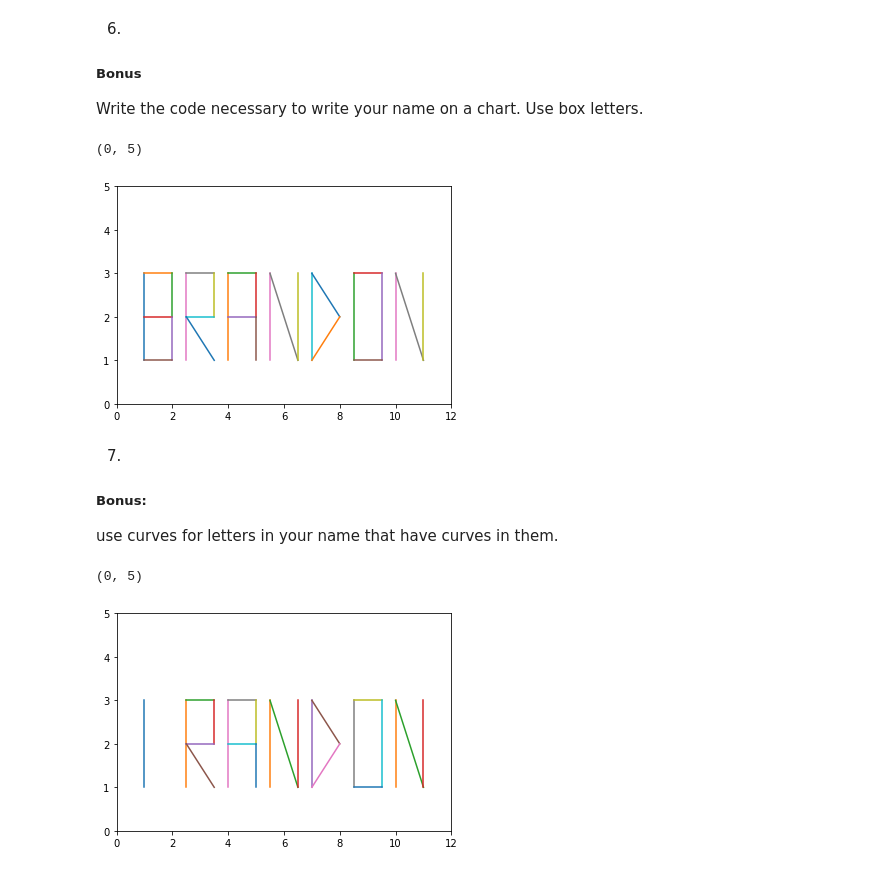
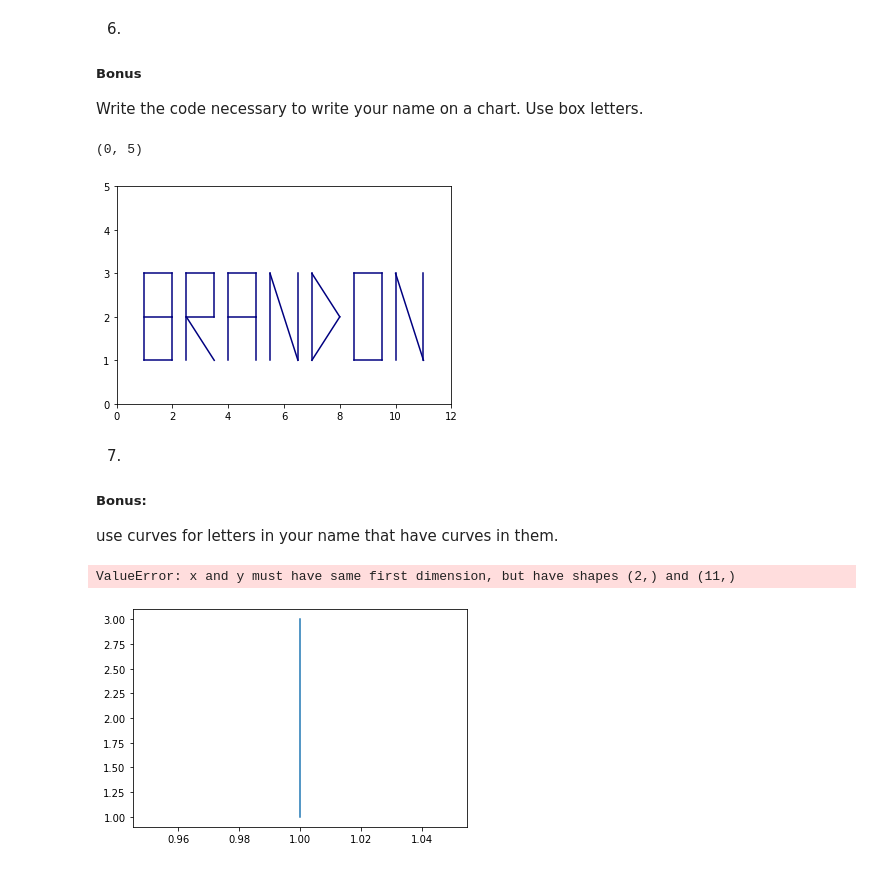
Before and after one commit to Brandon-Martinez27/numpy-pandas-visualization-exercises, a Jupyter notebook: big_o_notation.ipynb, the cells around one changed output. Drawn from its saved outputs; the diff is of its cells as text; code cells hidden in the pictures.

Commit message:
Updated the structure of a couple of graphs, no significant changes

```diff
--- a/big_o_notation.ipynb
+++ b/big_o_notation.ipynb
@@ -59,109 +59,109 @@ Write the code necessary to write your name on a chart. Use box letters.
 # B
 bx = [1,1]
 by = [1,3]
-plt.plot(bx,by)
+plt.plot(bx,by, c='navy')
 bx1 = [1,2]
 by1 = [3,3]
-plt.plot(bx1,by1)
+plt.plot(bx1,by1, c='navy')
 bx2 = [2,2]
 by2 = [3,2]
-plt.plot(bx2,by2)
+plt.plot(bx2,by2, c='navy')
 bx3 = [2,1]
 by3 = [2,2]
-plt.plot(bx3,by3)
+plt.plot(bx3,by3, c='navy')
 bx4 = [2,2]
 by4 = [2,1]
-plt.plot(bx4,by4)
+plt.plot(bx4,by4, c='navy')
 bx5 = [1,2]
 by5 = [1,1]
-plt.plot(bx5,by5)
+plt.plot(bx5,by5, c='navy')
 
 #R
 rx = [2.5,2.5]
 ry = [1,3]
-plt.plot(rx,ry)
+plt.plot(rx,ry, c='navy')
 rx1 = [2.5,3.5]
 ry1 = [3,3]
-plt.plot(rx1,ry1)
+plt.plot(rx1,ry1, c='navy')
 rx2 = [3.5,3.5]
 ry2 = [3,2]
-plt.plot(rx2,ry2)
+plt.plot(rx2,ry2, c='navy')
 rx3 = [3.5,2.5]
 ry3 = [2,2]
-plt.plot(rx3,ry3)
+plt.plot(rx3,ry3, c='navy')
 rx4 = [2.5,3.5]
 ry4 = [2,1]
-plt.plot(rx4,ry4)
+plt.plot(rx4,ry4, c='navy')
 
 #A
 ax = [4,4]
 ay = [1,3]
-plt.plot(ax,ay)
+plt.plot(ax,ay, c='navy')
 ax1 = [4,5]
 ay1 = [3,3]
-plt.plot(ax1,ay1)
+plt.plot(ax1,ay1, c='navy')
 ax2 = [5,5]
 ay2 = [3,2]
-plt.plot(ax2,ay2)
+plt.plot(ax2,ay2, c='navy')
 ax3 = [5,4]
 ay3 = [2,2]
-plt.plot(ax3,ay3)
+plt.plot(ax3,ay3, c='navy')
 ax4 = [5,5]
 ay4 = [2,1]
-plt.plot(ax4,ay4)
+plt.plot(ax4,ay4, c='navy')
 
 #N
 nx = [5.5,5.5]
 ny = [1,3]
-plt.plot(nx,ny)
+plt.plot(nx,ny, c='navy')
 nx1 = [5.5,6.5]
 ny1 = [3,1]
-plt.plot(nx1,ny1)
+plt.plot(nx1,ny1, c='navy')
 nx2 = [6.5,6.5]
 ny2 = [1,3]
-plt.plot(nx2,ny2)
+plt.plot(nx2,ny2, c='navy')
 
 #D
 dx = [7,7]
 dy = [1,3]
-plt.plot(dx,dy)
+plt.plot(dx,dy, c='navy')
 dx1 = [7,8]
 dy1 = [3,2]
-plt.plot(dx1,dy1)
+plt.plot(dx1,dy1, c='navy')
 dx2 = [8,7]
 dy2 = [2,1]
-plt.plot(dx2,dy2)
+plt.plot(dx2,dy2, c='navy')
 
 #O
 ox = [8.5,8.5]
 oy = [1,3]
-plt.plot(ox,oy)
+plt.plot(ox,oy, c='navy')
 ox1 = [8.5,9.5]
 oy1 = [3,3]
-plt.plot(ox1,oy1)
+plt.plot(ox1,oy1, c='navy')
 ox2 = [9.5,9.5]
 oy2 = [3,1]
-plt.plot(ox2,oy2)
+plt.plot(ox2,oy2, c='navy')
 ox3 = [9.5,8.5]
 oy3 = [1,1]
-plt.plot(ox3,oy3)
+plt.plot(ox3,oy3, c='navy')
 
 #N
 Nx = [10,10]
 Ny = [1,3]
-plt.plot(Nx,Ny)
+plt.plot(Nx,Ny, c='navy')
 Nx1 = [10,11]
 Ny1 = [3,1]
-plt.plot(Nx1,Ny1)
+plt.plot(Nx1,Ny1, c='navy')
 Nx2 = [11,11]
 Ny2 = [1,3]
-plt.plot(Nx2,Ny2)
+plt.plot(Nx2,Ny2, c='navy')
 
 plt.xlim(0, 12)
 plt.ylim(0, 5)
 # %% [output]
 (0, 5)
-[figure, old version]
+[figure, new version]
 # %% [markdown]
 7.
 ##### Bonus:
@@ -171,8 +171,9 @@ use curves for letters in your name that have curves in them.
 bx = [1,1]
 by = [1,3]
 plt.plot(bx,by)
-bx1 = [1, 2, 3]
-by1 = [1/n*2 for n in bx1]
+bx1 = [(-4*n**2)+(20*n)-23 for n in by1]
+by1 = [2.0,2.1,2.2,2.3,2.4,2.5,2.6,2.7,2.8,2.9,3.0]
+plt.plot(bx1,by1)
 
 #R
 rx = [2.5,2.5]
@@ -231,32 +232,32 @@ dy2 = [2,1]
 plt.plot(dx2,dy2)
 
 #O
 ox = [8.5,8.5]
 oy = [1,3]
 plt.plot(ox,oy)
 ox1 = [8.5,9.5]
 oy1 = [3,3]
 plt.plot(ox1,oy1)
 ox2 = [9.5,9.5]
 oy2 = [3,1]
 plt.plot(ox2,oy2)
 ox3 = [9.5,8.5]
 oy3 = [1,1]
 plt.plot(ox3,oy3)
 
 #N
 Nx = [10,10]
 Ny = [1,3]
 plt.plot(Nx,Ny)
 Nx1 = [10,11]
 Ny1 = [3,1]
 plt.plot(Nx1,Ny1)
 Nx2 = [11,11]
 Ny2 = [1,3]
 plt.plot(Nx2,Ny2)
 
 plt.xlim(0, 12)
 plt.ylim(0, 5)
 # %% [output]
-(0, 5)
+ValueError: x and y must have same first dimension, but have shapes (2,) and (11,)
-[figure, old version]
+[figure, new version]
```
Also changed, not shown: parts of 3 cells of this notebook, 1 other file.
